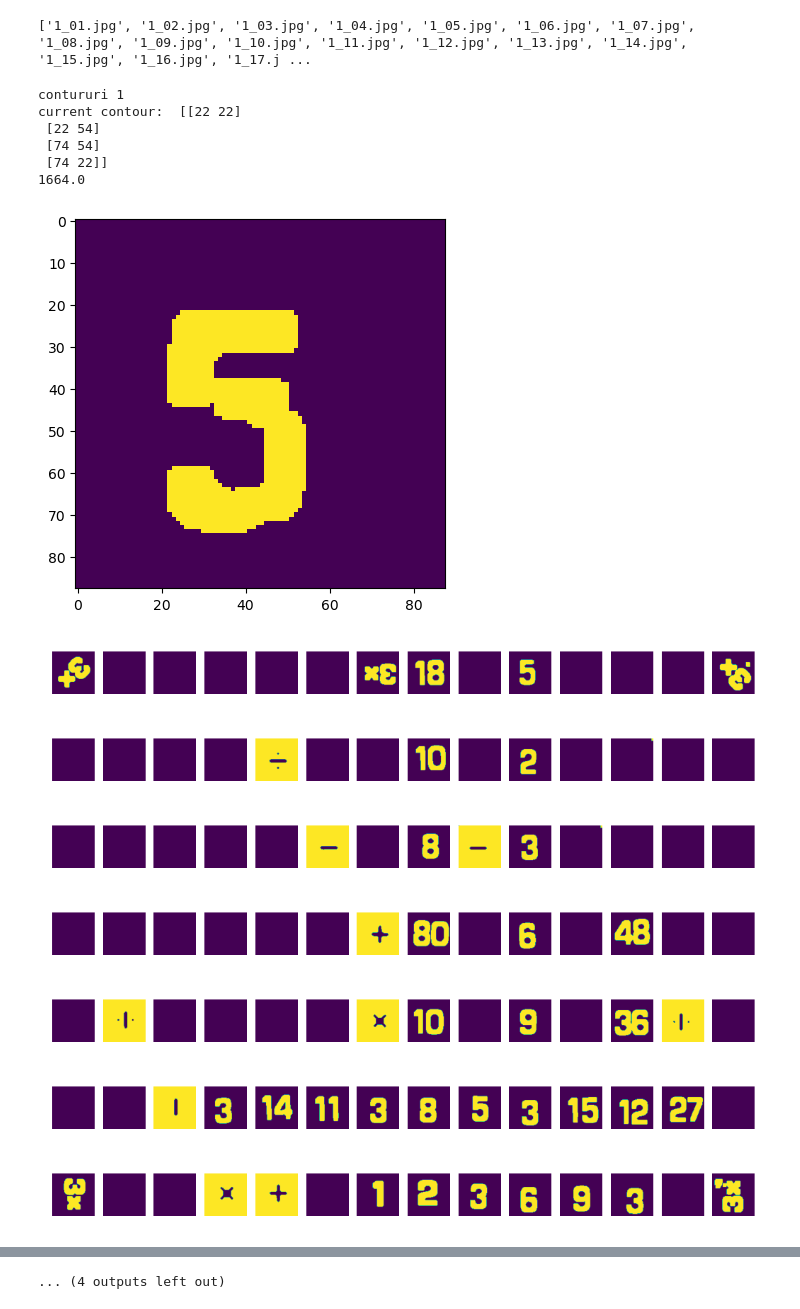
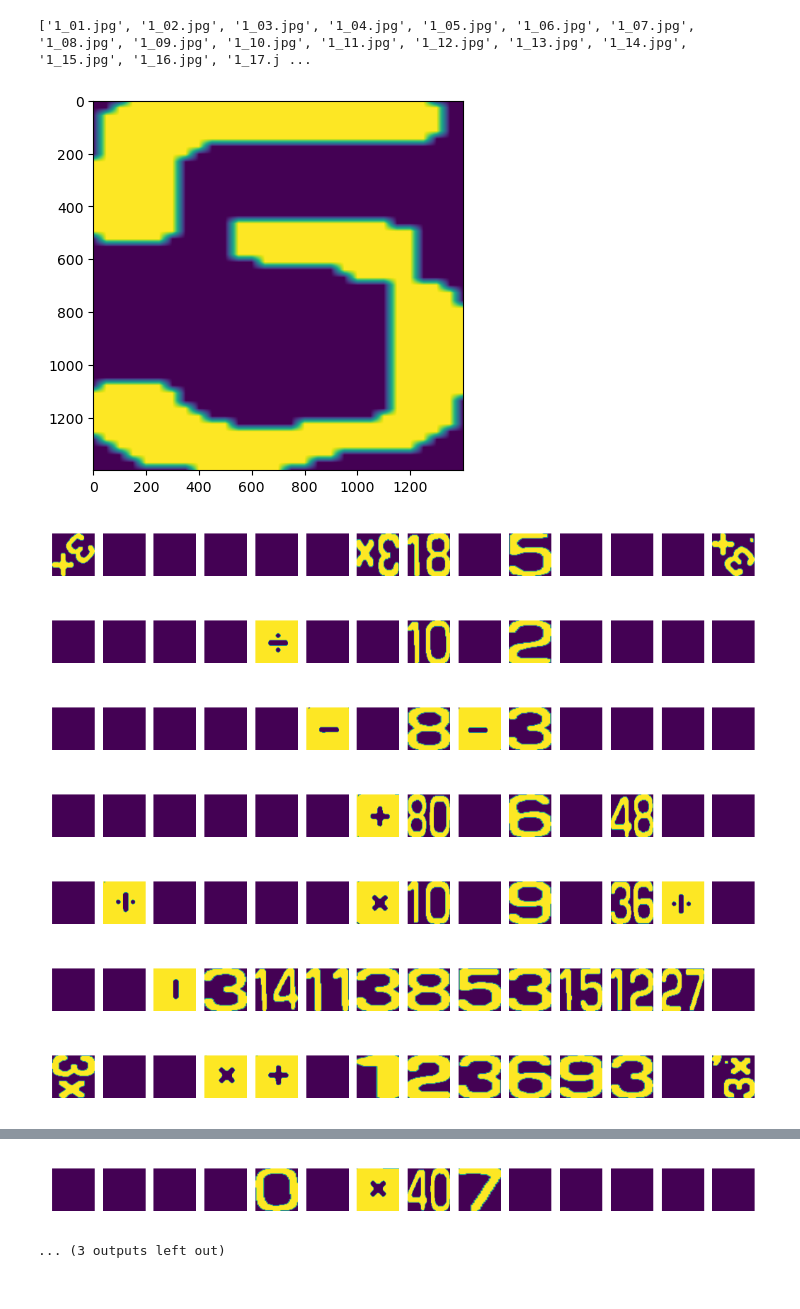
Before and after one commit to mircea-mihail/mathable-vision, a Jupyter notebook: src/solve-mathable.ipynb, the cells around one changed output, grey strips where cells are left out. Saved outputs shown, nothing was run; the diff lists cells and outputs as text; code cells hidden in the pictures.

Commit message:
re-mapped the inner square content (the digits) to fit exactly a 100 x 100 square

```diff
--- a/src/solve-mathable.ipynb
+++ b/src/solve-mathable.ipynb
@@ -20,6 +20,23 @@ def show_img(p_img):
     plt.figure(dpi = 200)
     plt.imshow(cv.cvtColor(p_img, cv.COLOR_BGR2RGB))
     plt.show()
+
+def remap_square(mask):
+    bounds = np.array(get_digits_contour(mask), dtype = "float32")
+    square_destination = np.array(
+    [
+        [0,0],
+        [BOARD_WIDTH,0],
+        [BOARD_WIDTH,BOARD_WIDTH],
+        [0,BOARD_WIDTH]
+    ], dtype = "float32")
+
+    mapping = cv.getPerspectiveTransform(bounds, square_destination)
+    mask = cv.warpPerspective(mask, mapping, (BOARD_WIDTH, BOARD_WIDTH))
+
+    return mask
+
+
 
 def process_square(p_sq):
     hsv_sq = cv.cvtColor(p_sq, cv.COLOR_BGR2HSV)
@@ -31,15 +48,16 @@ def process_square(p_sq):
 
     mask = cv.bitwise_or(sat_mask, val_mask)
 
-    kill_noise_kernel = np.ones((3, 3), np.uint8)
+    filter_size = 3
+    kill_noise_kernel = np.ones((filter_size, filter_size), np.uint8)
     mask = cv2.erode(mask, kill_noise_kernel, iterations=1)
-    mask = cv2.dilate(mask, kill_noise_kernel, iterations=1)
+    # mask = cv2.dilate(mask, kill_noise_kernel, iterations=1)
 
-
-    inflation = 6
+    inflation = 4
     kernel = np.ones((inflation, inflation), np.uint8)
     mask = cv2.dilate(mask, kernel, iterations=1)
-    return mask
+
+    return remap_square(mask)
 
 def show_squares(p_board):
     for i in range(TOTAL_SQUARES):
@@ -58,39 +76,35 @@ def show_squares(p_board):
 # %%
 # for photo in photos:
 photo = photos[49]
 board = get_trimmed(photo)
 # show_img(board)
 
 board = cv.medianBlur(board, 5)
 # show_img(board)
 
 alpha = 2
 beta = -0.5
 gamma = 0
 flt_board = cv.addWeighted(src1=board, src2=board, alpha=alpha, beta=beta, gamma=gamma)
 flt_board = 255 - flt_board
 
 sq = get_square(flt_board, 3, 9)
 mask = process_square(sq)
+
 plt.imshow(mask)
-get_digits_contour(mask)
+plt.show()
+
 
 show_squares(flt_board)
 # show_img(flt_board)
 
 # hsv_sliders(flt_board, RESIZE_SHOW, RESIZE_SHOW)
 # %% [output]
-contururi 1
-current contour:  [[22 22]
- [22 54]
- [74 54]
- [74 22]]
-1664.0
-[figure, old version]
+[figure, new version]
-[figure, old version]
+[figure, new version]
-[figure, old version]
+[figure, new version]
-[figure, old version]
+[figure, new version]
-[figure, old version]
+[figure, new version]
-[figure, old version]
+[figure, new version]
-[figure, old version]
+[figure, new version]
-[figure, old version]
+[figure, new version]
@@ -100 +114,2 @@ current contour:  [[22 22]
-... (4 outputs left out)
+[figure, added]
+... (3 outputs left out)
```
Also changed, not shown: parts of 1 cell of this notebook, 2 other files.
